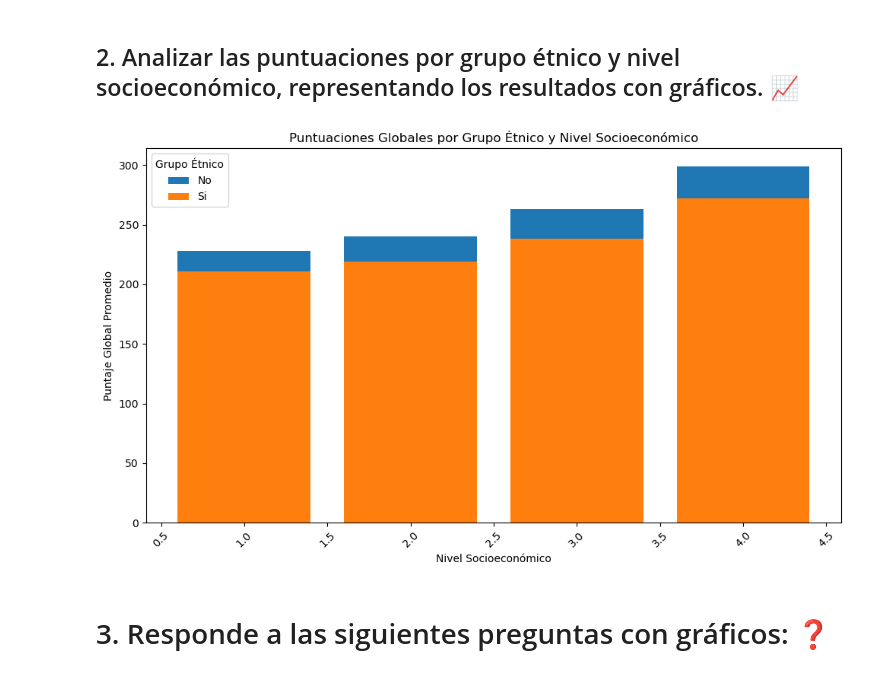
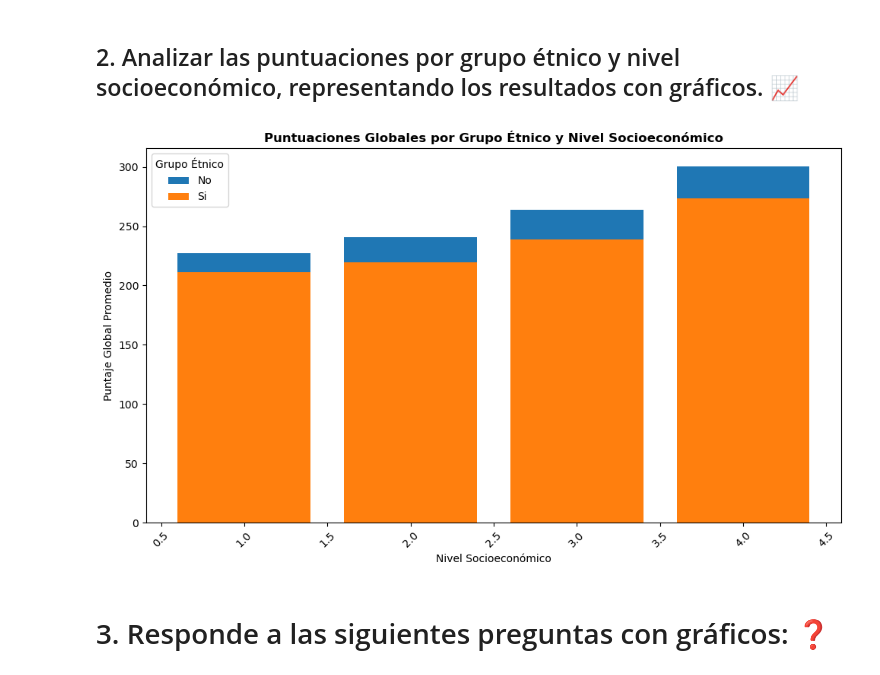
Before and after one commit to MariSalas23/ANALITICA_DE_DATOS_TALLER_1, a Jupyter notebook: Taller_1.ipynb, the cells around one changed output. Cells and saved outputs as stored; diff of their text form; code cells hidden in the pictures.

```diff
--- a/Taller_1.ipynb
+++ b/Taller_1.ipynb
@@ -8,8 +8,8 @@ import pandas as pd
 import numpy as np
 import matplotlib.pyplot as plt
 
-# Ruta al archivo CSV (modifica la ruta según donde esté ubicado tu archivo).
-ruta_dataset = "C:\\Users\\juand\\Downloads\\Saber_11__2020-2_20250112.csv"
+# Ruta al archivo CSV
+ruta_dataset = "C:\\Users\\marim\\Downloads\\Saber_11__2020-2_20250112.csv"
 
 # Leer el archivo CSV y cargarlo en un DataFrame, indicando que los separadores son ";"
 df = pd.read_csv(ruta_dataset, sep=";")
@@ -27,7 +27,11 @@ df = df_sin_na
 df.rename(columns={
     'ESTU_COD_RESIDE_MCPIO': 'MunicipioCodigo',
     'ESTU_MCPIO_RESIDE': 'Municipio',
-    'PUNT_GLOBAL': 'PuntajeGlobal'
+    'PUNT_GLOBAL': 'PuntajeGlobal',
+    'FAMI_ESTRATOVIVIENDA': 'Estrato',
+    'COLE_JORNADA': 'Jornada',
+    'ESTU_TIENEETNIA': 'Etnia',
+    'ESTU_NSE_INDIVIDUAL': 'NivelEconomico'
 }, inplace=True)
 # %% [output]
 Dataset después de eliminar observaciones con NA:
@@ -69,22 +71,22 @@ Name: PuntajeGlobal, Length: 1095, dtype: float64
 ## 2. Analizar las puntuaciones por grupo étnico y nivel socioeconómico, representando los resultados con gráficos. 📈
 # %%
 # Agrupar por grupo étnico y nivel socioeconómico, y calcular la media de PuntajeGlobal
-df_clean = df.groupby(['ESTU_TIENEETNIA', 'ESTU_NSE_INDIVIDUAL'])['PuntajeGlobal'].mean().reset_index()
+df_clean = df.groupby(['Etnia', 'NivelEconomico'])['PuntajeGlobal'].mean().reset_index()
 
 # Gráfico de barras de la media de las puntuaciones, se realiza todo en un solo gráfico para mayor facilidad
 plt.figure(figsize=(10, 6))
-for label, df_subset in df_clean.groupby('ESTU_TIENEETNIA'):
-    plt.bar(df_subset['ESTU_NSE_INDIVIDUAL'], df_subset['PuntajeGlobal'], label=label)
+for label, df_subset in df_clean.groupby('Etnia'):
+    plt.bar(df_subset['NivelEconomico'], df_subset['PuntajeGlobal'], label=label)
 
-plt.title('Puntuaciones Globales por Grupo Étnico y Nivel Socioeconómico')
+plt.title('Puntuaciones Globales por Grupo Étnico y Nivel Socioeconómico', fontweight='bold')
 plt.xlabel('Nivel Socioeconómico')
 plt.ylabel('Puntaje Global Promedio')
 plt.legend(title='Grupo Étnico')
 plt.xticks(rotation=45)
 plt.tight_layout()
 plt.show()
 # %% [output]
-[figure, old version]
+[figure, new version]
 # %% [markdown]
 # 3. Responde a las siguientes preguntas con gráficos: ❓
 # %% [markdown]
```
Also changed, not shown: parts of 8 cells of this notebook.
